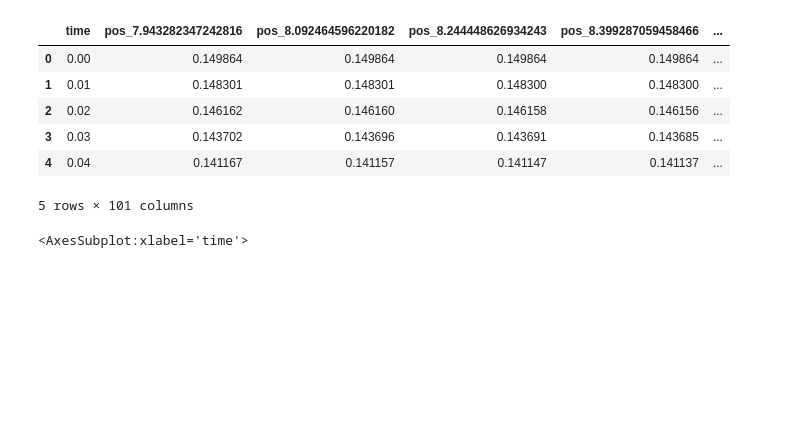
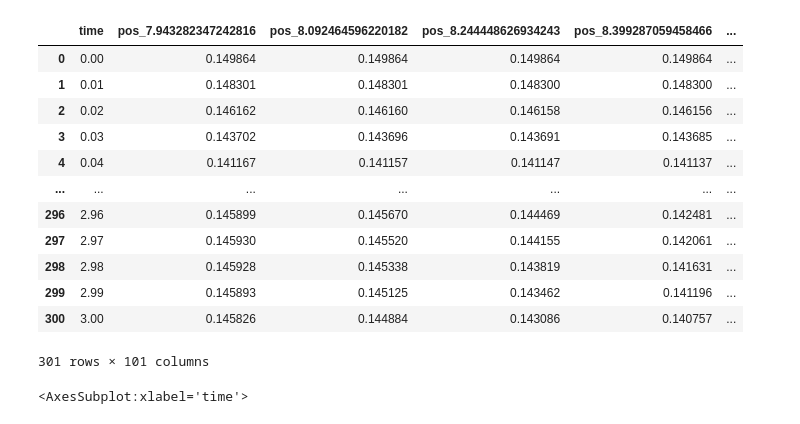
Before and after one commit to gnsoares/ea619_v2, a Jupyter notebook: exp6/bode.ipynb, the cells around one changed output. Cells and saved outputs as stored; diff of their text form; code cells hidden in the pictures; blank space fills up the shorter version.

```diff
--- a/exp6/bode.ipynb
+++ b/exp6/bode.ipynb
@@ -5,15 +5,21 @@ import matplotlib.pyplot as plt
 import numpy as np
 # %%
 df = pd.read_csv('sim_out_200.csv')
-df.head()
+df
 # %% [output]
 |  | time | pos_7.943282347242816 | pos_8.092464596220182 | pos_8.244448626934243 | pos_8.399287059458466 | ... |
 | 0 | 0.00 | 0.149864 | 0.149864 | 0.149864 | 0.149864 | ... |
 | 1 | 0.01 | 0.148301 | 0.148301 | 0.148300 | 0.148300 | ... |
 | 2 | 0.02 | 0.146162 | 0.146160 | 0.146158 | 0.146156 | ... |
 | 3 | 0.03 | 0.143702 | 0.143696 | 0.143691 | 0.143685 | ... |
 | 4 | 0.04 | 0.141167 | 0.141157 | 0.141147 | 0.141137 | ... |
+| ... | ... | ... | ... | ... | ... | ... |
+| 296 | 2.96 | 0.145899 | 0.145670 | 0.144469 | 0.142481 | ... |
+| 297 | 2.97 | 0.145930 | 0.145520 | 0.144155 | 0.142061 | ... |
+| 298 | 2.98 | 0.145928 | 0.145338 | 0.143819 | 0.141631 | ... |
+| 299 | 2.99 | 0.145893 | 0.145125 | 0.143462 | 0.141196 | ... |
+| 300 | 3.00 | 0.145826 | 0.144884 | 0.143086 | 0.140757 | ... |
-5 rows × 101 columns
+301 rows × 101 columns
 # %%
 df.plot(x='time', figsize=(15, 6))
 # %% [output]
```
Also changed, not shown: parts of 6 cells of this notebook, 5 other files.
